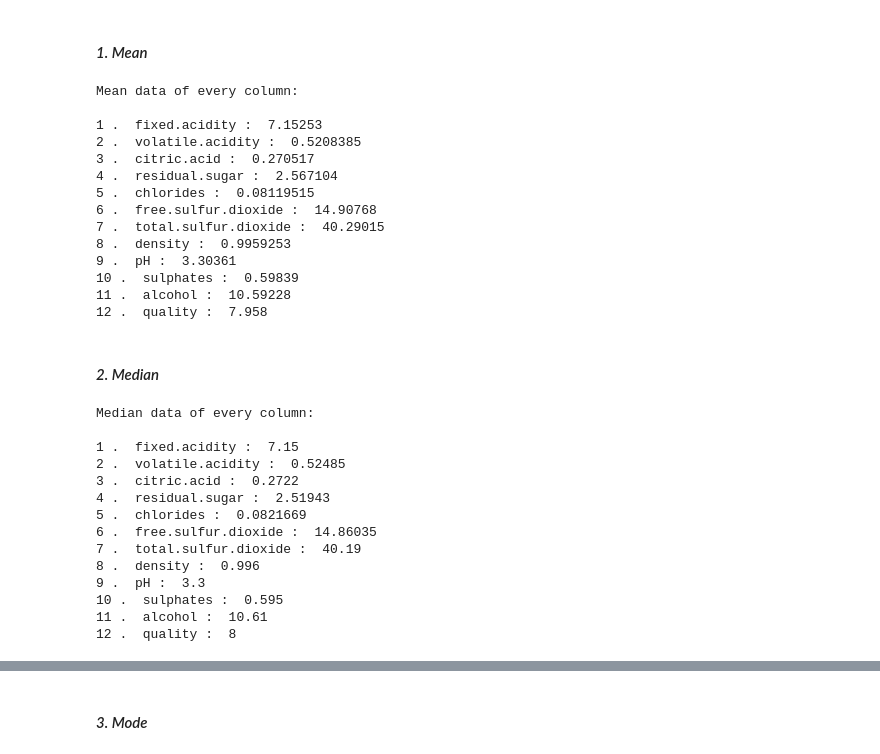
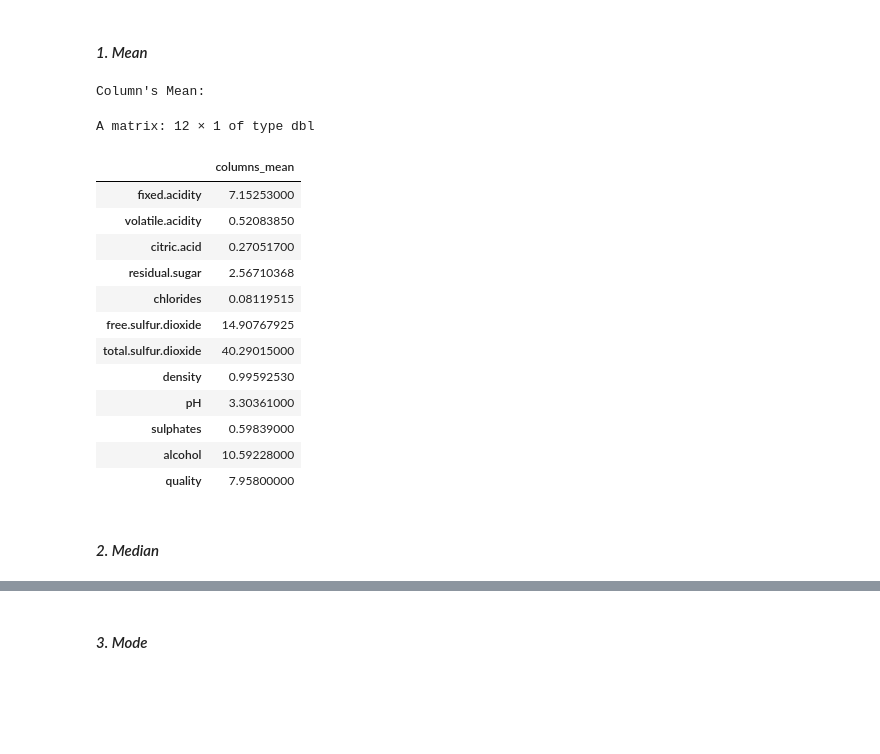
Before and after one commit to Gulilil/IF2220_Tubes_Probstat, a Jupyter notebook: src/1.ipynb, the cells around one changed output, grey strips where cells are left out. Drawn from its saved outputs; the diff is of its cells as text; code cells hidden in the pictures; blank space fills up the shorter version.

```diff
--- a/src/1.ipynb
+++ b/src/1.ipynb
@@ -54,56 +43,25 @@ List of Columns :
 # %% [markdown]
 #### *1. Mean*
-# %%
-df_means <- colMeans(df)
-
-cat("Mean data of every column: \n")
-cat("\n")
-for (i in enums_col){
-    cat(i,". ",df_colNames[i], ": ", df_means[i], "\n")
-}
-
-# Every mean of the columns are stored in df_means
-# %% [output]
-Mean data of every column:
-
-1 .  fixed.acidity :  7.15253
-2 .  volatile.acidity :  0.5208385
-3 .  citric.acid :  0.270517
-4 .  residual.sugar :  2.567104
-5 .  chlorides :  0.08119515
-6 .  free.sulfur.dioxide :  14.90768
-7 .  total.sulfur.dioxide :  40.29015
-8 .  density :  0.9959253
-9 .  pH :  3.30361
-10 .  sulphates :  0.59839
-11 .  alcohol :  10.59228
-12 .  quality :  7.958
+# %%
+cat("Column's Mean:\n")
+
+columns_mean <- colMeans(df)
+cbind(columns_mean)
+# %% [output]
+Column's Mean:
+A matrix: 12 × 1 of type dbl
+|  | columns_mean |
+| fixed.acidity | 7.15253000 |
+| volatile.acidity | 0.52083850 |
+| citric.acid | 0.27051700 |
+| residual.sugar | 2.56710368 |
+| chlorides | 0.08119515 |
+| free.sulfur.dioxide | 14.90767925 |
+| total.sulfur.dioxide | 40.29015000 |
+| density | 0.99592530 |
+| pH | 3.30361000 |
+| sulphates | 0.59839000 |
+| alcohol | 10.59228000 |
+| quality | 7.95800000 |
 # %% [markdown]
 #### *2. Median*
-# %%
-df_medians <- list()
-
-cat("Median data of every column: \n")
-cat("\n")
-for ( i in enums_col){
-    tempMean <- median(df[,df_colNames[i]])
-    df_medians <- append(df_medians, tempMean)
-    cat(i,". ",df_colNames[i],": ",tempMean, "\n")
-}
-
-# Every median of the columns are stored in df_medians
-# %% [output]
-Median data of every column:
-
-1 .  fixed.acidity :  7.15
-2 .  volatile.acidity :  0.52485
-3 .  citric.acid :  0.2722
-4 .  residual.sugar :  2.51943
-5 .  chlorides :  0.0821669
-6 .  free.sulfur.dioxide :  14.86035
-7 .  total.sulfur.dioxide :  40.19
-8 .  density :  0.996
-9 .  pH :  3.3
-10 .  sulphates :  0.595
-11 .  alcohol :  10.61
-12 .  quality :  8
```
Also changed, not shown: parts of 21 cells of this notebook, 1 other file.
